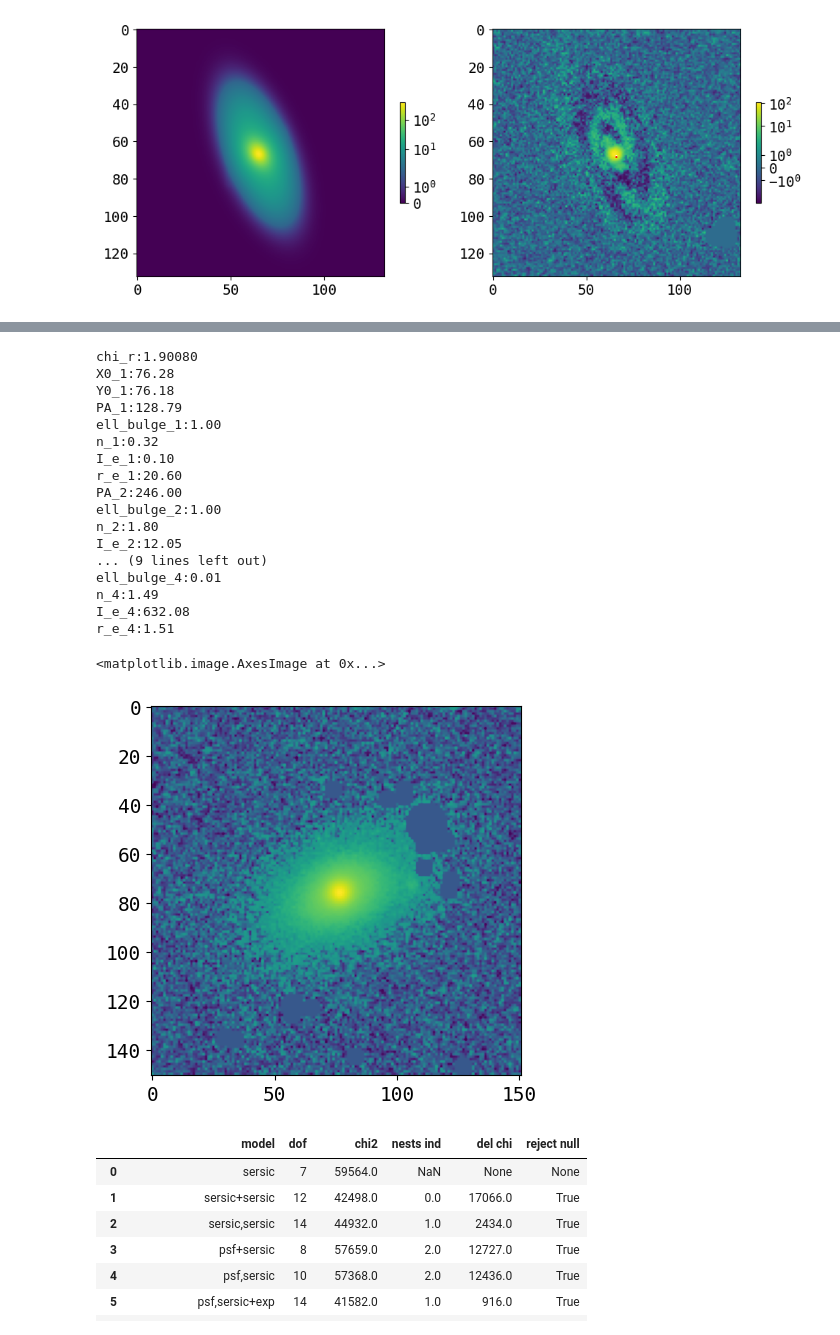
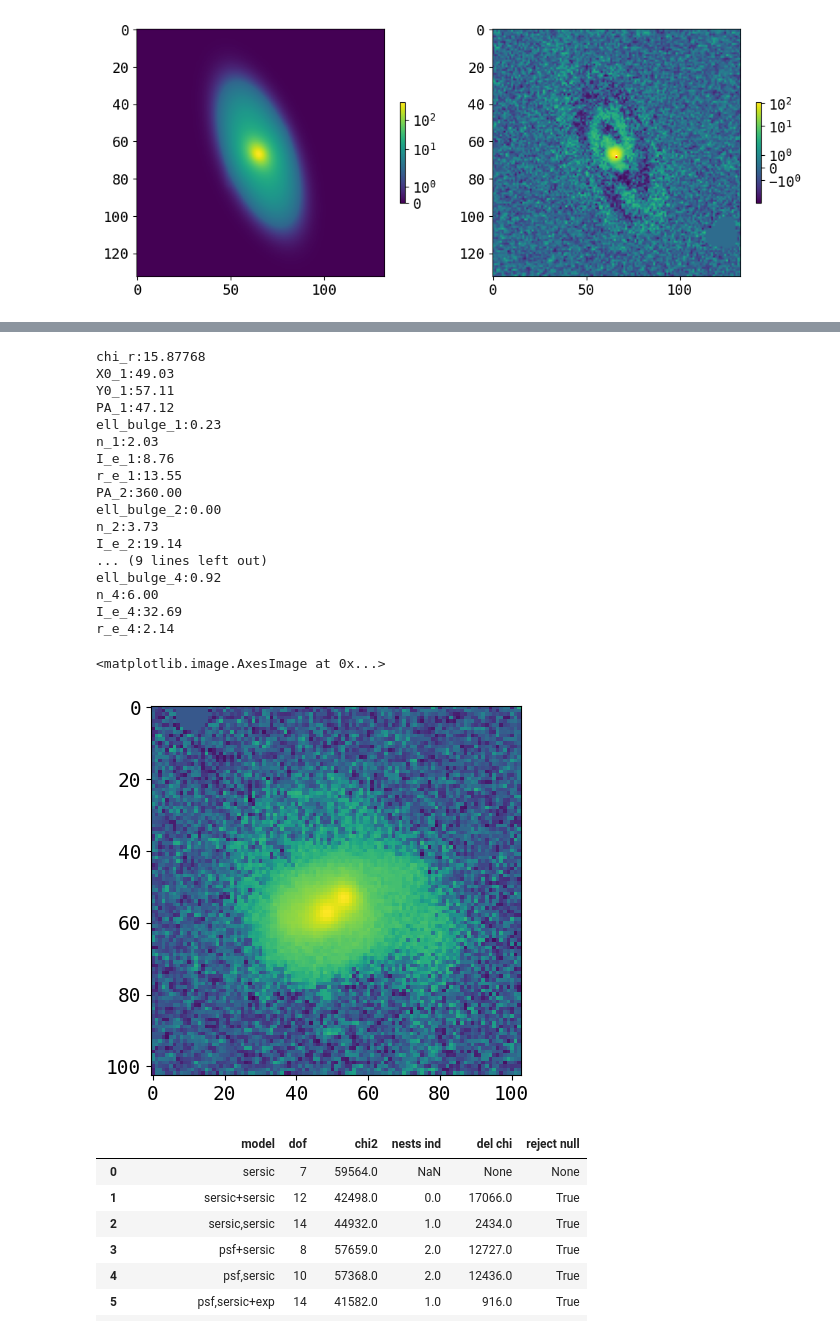
Before and after one commit to insepien/dualAGN, a Jupyter notebook: scrap_notebooks/checkFit.ipynb, the cells around one changed output, grey strips where cells are left out. Drawn from its saved outputs; the diff is of its cells as text; code cells hidden in the pictures.

```diff
--- a/scrap_notebooks/checkFit.ipynb
+++ b/scrap_notebooks/checkFit.ipynb
@@ -557,9 +557,9 @@ plt.imshow(imageAGN_masked, norm='symlog')
 # %%
 fits.writeto("~/research-data/agn-result/fit/fit_masked_n.3to6/masked_image_SS/"+on+".fits",imageAGN_masked, overwrite=True)
 # %%
-on = "J0323+0018"
+on = "J1215+1344"
 
-with open(os.path.expanduser("/home/insepien/research-data/agn-result/fit/final_fit_nb/"+on+".pkl"),"rb") as f:
+with open(os.path.expanduser("/home/insepien/research-data/agn-result/fit/fit_masked_n.3to6/masked_fit/"+on+".pkl"),"rb") as f:
     d = pickle.load(f)
 imageAGN = d['imageSS']
 imageFile = glob.glob(os.path.expanduser("~/research-data/agn-result/box/final_cut/"+on+"*"))[0]
@@ -796,41 +796,42 @@ save_data(modelname,image=image, model=model,configs=[config0],modelIms=[modelIm
 # %%
 from modelComponents import modelComps
-on = "J0400-0652"
+on = "J1215+1344"
+
 fit_path = "/home/insepien/research-data/agn-result/fit/fit_masked_n.3to6/masked_fit/"+on+".pkl"
 comp_path = "/home/insepien/research-data/agn-result/fit/fit_masked_n.3to6/masked_fit_comp/"+on+"_comp.pkl"
 
 with open(os.path.expanduser(fit_path),"rb") as f:
     d_fit = pickle.load(f)
-#with open(os.path.expanduser(comp_path),"rb") as f:
-#    d_comp = pickle.load(f)
+with open(os.path.expanduser(comp_path),"rb") as f:
+   d_comp = pickle.load(f)
 
 modelname = 'sersic+sersic,sersic+sersic'
 # print parameters
 ind = np.where(np.array(list(d_fit['modelNames'].keys()))==modelname)[0][0]
 print(f"chi_r:{d_fit['fitResults'][ind].fitStatReduced:.5f}")
 [print(f"{d_fit['paramNames'][ind][i]}:{d_fit['fitResults'][ind].params[i]:.2f}") for i in range(len(d_fit['paramNames'][ind]))];
 
 plt.imshow(d_fit['imageSS'],norm='symlog')
 # %% [output]
-chi_r:1.90080
-X0_1:76.28
-Y0_1:76.18
-PA_1:128.79
-ell_bulge_1:1.00
-n_1:0.32
-I_e_1:0.10
-r_e_1:20.60
-PA_2:246.00
-ell_bulge_2:1.00
-n_2:1.80
-I_e_2:12.05
+chi_r:15.87768
+X0_1:49.03
+Y0_1:57.11
+PA_1:47.12
+ell_bulge_1:0.23
+n_1:2.03
+I_e_1:8.76
+r_e_1:13.55
+PA_2:360.00
+ell_bulge_2:0.00
+n_2:3.73
+I_e_2:19.14
 ... (9 lines left out)
-ell_bulge_4:0.01
-n_4:1.49
-I_e_4:632.08
-r_e_4:1.51
+ell_bulge_4:0.92
+n_4:6.00
+I_e_4:32.69
+r_e_4:2.14
 <matplotlib.image.AxesImage at 0x...>
-[figure, old version]
+[figure, new version]
 # %%
 from scipy.stats import chi2
 
```
Also changed, not shown: parts of 8 cells of this notebook, 4 other files.
